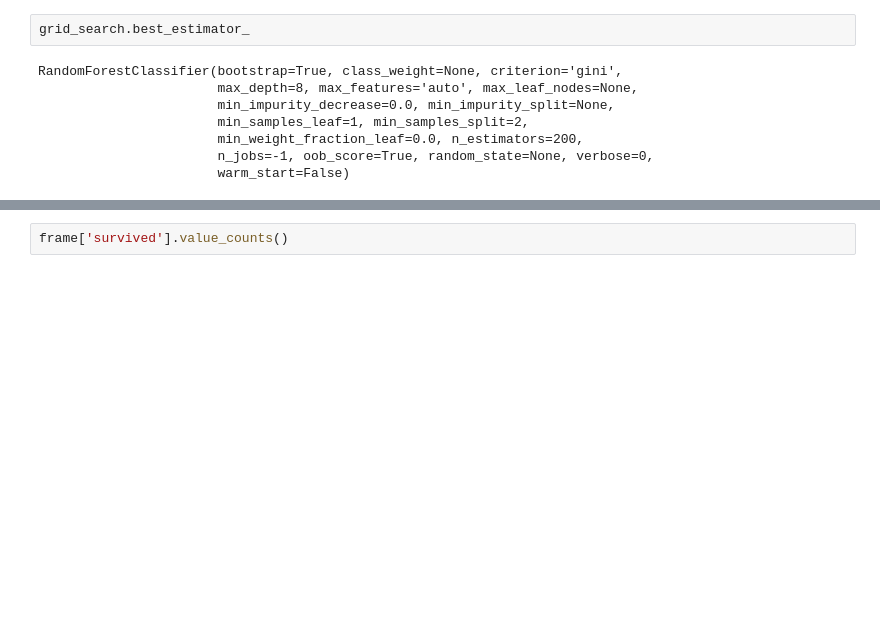
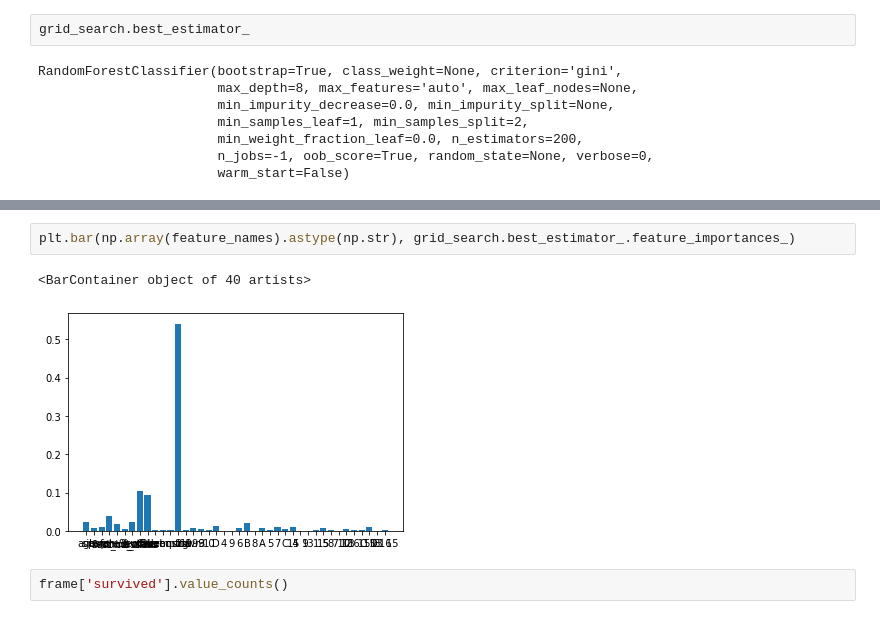
Before and after one commit to TimOgden/KaggleCompetition, a Jupyter notebook: titanic.ipynb, the cells around one changed output, grey strips where cells are left out. Saved outputs shown, nothing was run; the diff lists cells and outputs as text; blank space fills up the shorter version.

```diff
--- a/titanic.ipynb
+++ b/titanic.ipynb
@@ -219,3 +270,8 @@ plt.pie(grid_search.best_estimator_.feature_importances_,labels=feature_names)
+# %%
+plt.bar(np.array(feature_names).astype(np.str), grid_search.best_estimator_.feature_importances_)
+# %% [output]
+<BarContainer object of 40 artists>
+[figure, added]
 # %%
 frame['survived'].value_counts()
 # %% [output]
```
Also changed, not shown: parts of 21 cells of this notebook.
